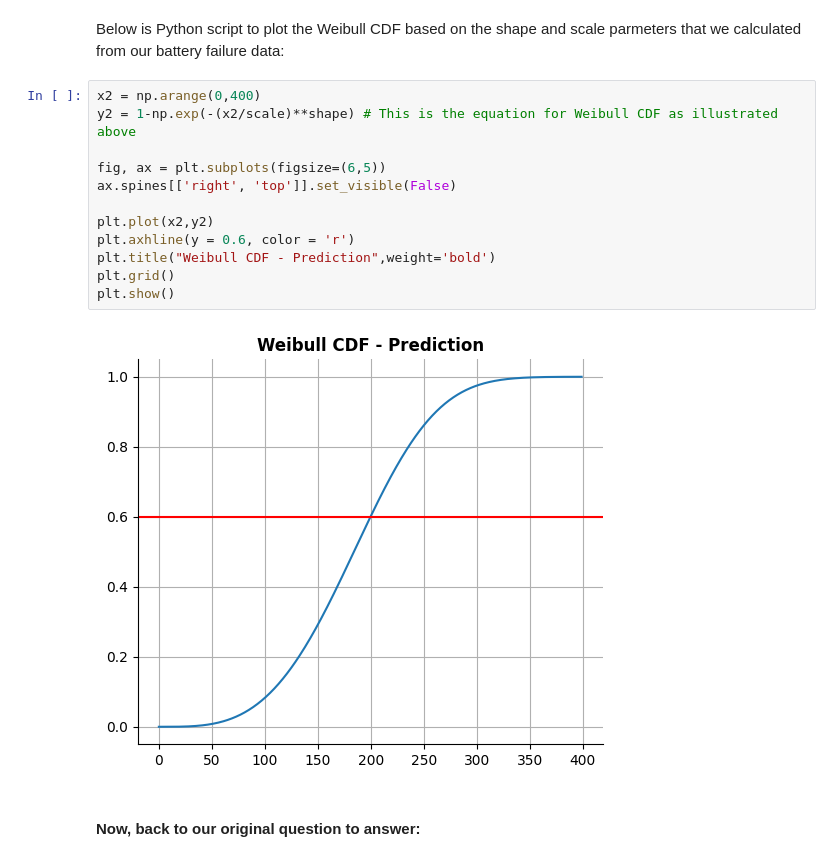
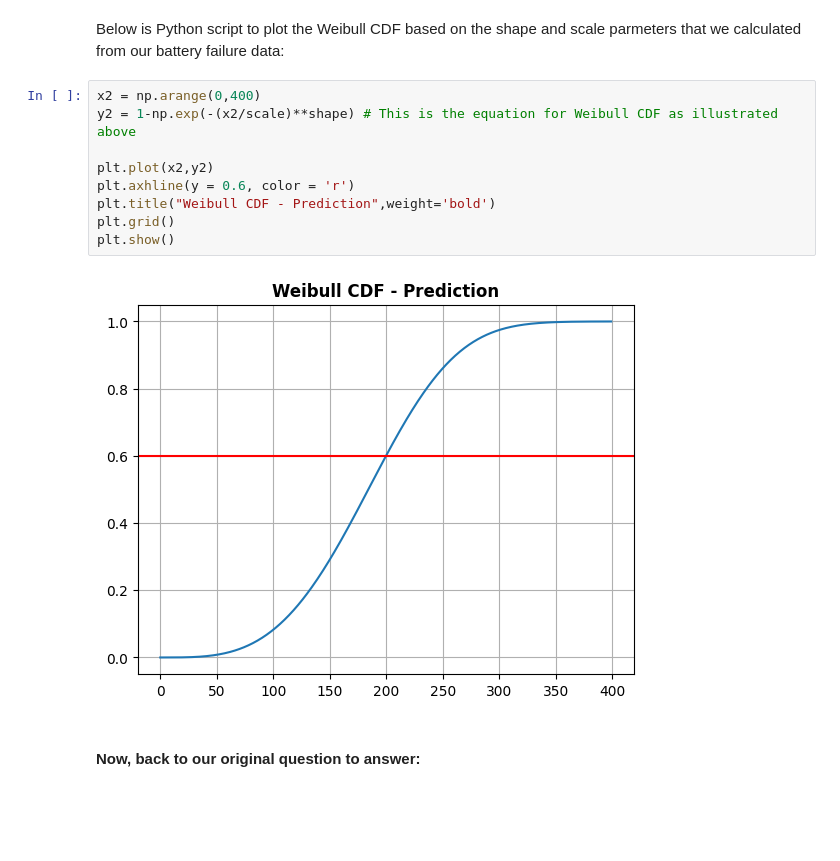
Before and after one commit to pybokeh/forecasting, a Jupyter notebook: notebooks/Weibull_Analysis.ipynb, the cells around one changed output. Drawn from its saved outputs; the diff is of its cells as text; blank space fills up the shorter version.

```diff
--- a/notebooks/Weibull_Analysis.ipynb
+++ b/notebooks/Weibull_Analysis.ipynb
@@ -222,17 +211,14 @@ Below is Python script to plot the Weibull CDF based on the shape and scale parm
 # %%
 x2 = np.arange(0,400)
 y2 = 1-np.exp(-(x2/scale)**shape) # This is the equation for Weibull CDF as illustrated above
-
-fig, ax = plt.subplots(figsize=(6,5))
-ax.spines[['right', 'top']].set_visible(False)
 
 plt.plot(x2,y2)
 plt.axhline(y = 0.6, color = 'r')
 plt.title("Weibull CDF - Prediction",weight='bold')
 plt.grid()
 plt.show()
 # %% [output]
-[figure, old version]
+[figure, new version]
 # %% [markdown]
 #### Now, back to our original question to answer:
 # %% [markdown]
```
Also changed, not shown: parts of 18 cells of this notebook, 1 other file.
